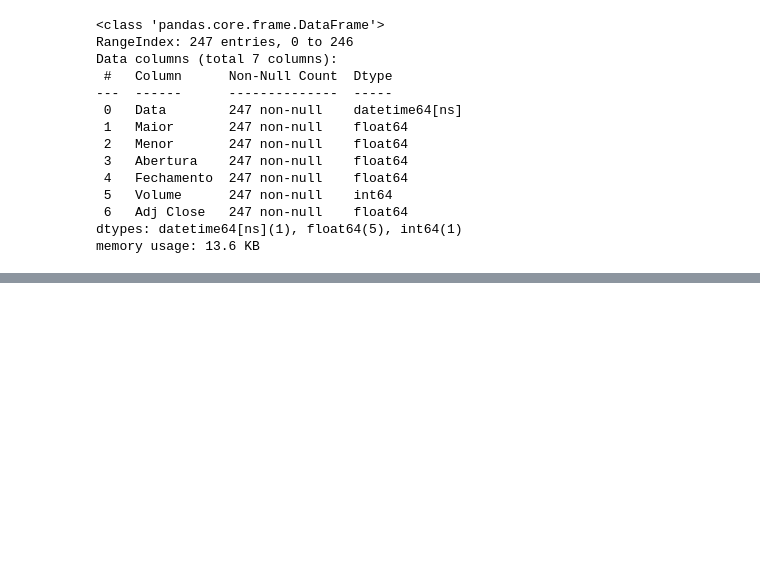
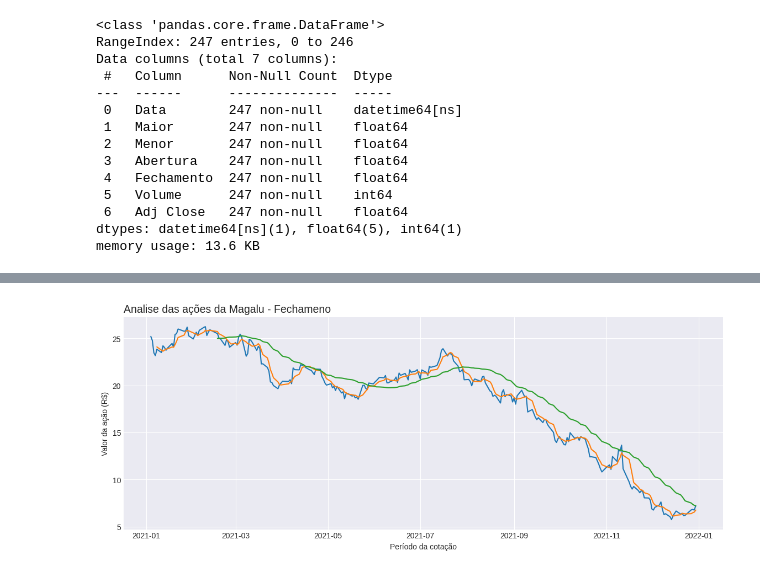
Before and after one commit to leandroclv/python_analise_dados_udemy, a Jupyter notebook: projetos/projeto_03/mercado_financeiro.ipynb, the cells around one changed output, grey strips where cells are left out. Drawn from its saved outputs; the diff is of its cells as text; code cells hidden in the pictures; blank space fills up the shorter version.

```diff
--- a/projetos/projeto_03/mercado_financeiro.ipynb
+++ b/projetos/projeto_03/mercado_financeiro.ipynb
@@ -60,0 +95,3 @@ NameError: name 'only_number' is not defined
+# %%
+media_movel = dados['Fechamento'].rolling(5).mean()
+media_movel
@@ -60,0 +112,3 @@ NameError: name 'only_number' is not defined
+# %%
+media_tendencia = dados['Fechamento'].rolling(30).mean()
+media_tendencia
@@ -60,0 +129,11 @@ NameError: name 'only_number' is not defined
+# %%
+plt.style.use('seaborn-v0_8-darkgrid')
+plt.figure(figsize=(14,5))
+plt.title('Analise das ações da Magalu - Fechameno', fontsize=14, loc='left')
+plt.plot(dados.index, dados['Fechamento'])
+plt.plot(dados.index, media_movel)
+plt.plot(dados.index, media_tendencia)
+plt.xlabel('Período da cotação')
+plt.ylabel('Valor da ação (R$)');
+# %% [output]
+[figure, added]
```
Also changed, not shown: parts of 11 cells of this notebook, 1 other file.
